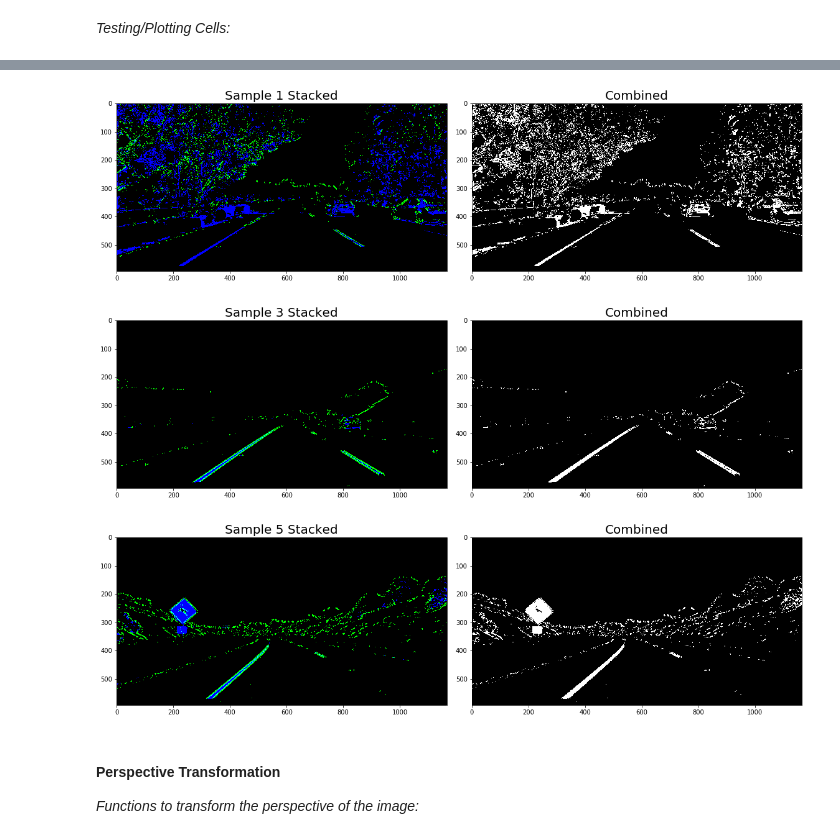
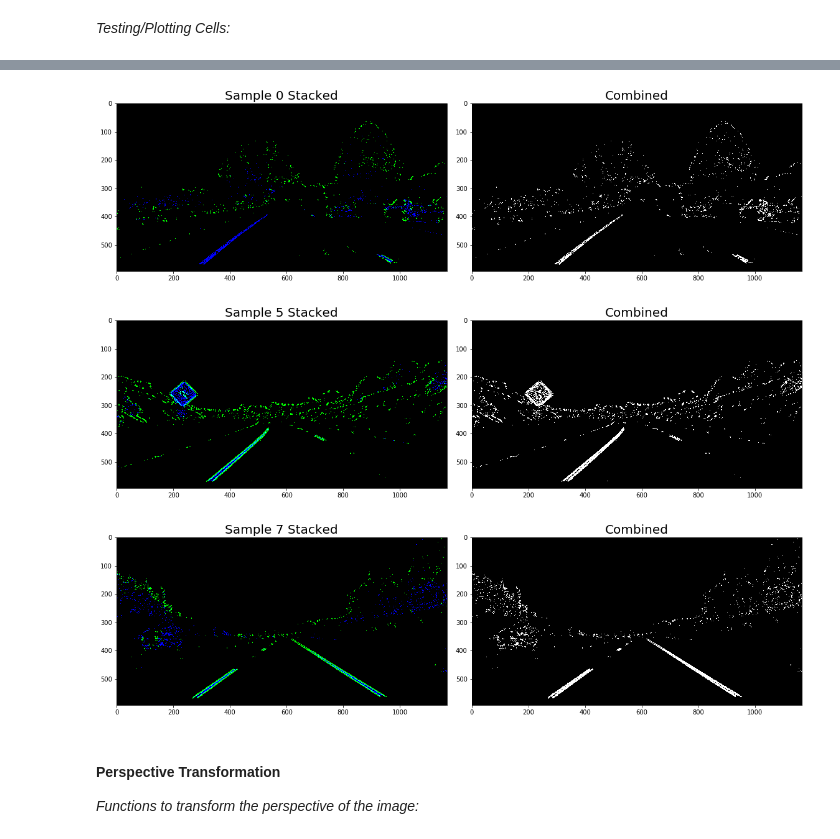
Before and after one commit to Merberg/CarND-Advanced-Lane-Lines, a Jupyter notebook: AdvancedLaneFinding.ipynb, the cells around one changed output, grey strips where cells are left out. Drawn from its saved outputs; the diff is of its cells as text; code cells hidden in the pictures.

```diff
--- a/AdvancedLaneFinding.ipynb
+++ b/AdvancedLaneFinding.ipynb
@@ -234,22 +234,10 @@ def applyAllThresholds(img):
     dirB = applyThresholdSobelDir(img, SobelKSize, SobelThreshDir)
     satB = applyThresholdSaturation(img, SaturationThresh)
     return gradx, grady, magB, dirB, satB
-
-def combineThresholds(img):
-    # Combine thresholds for pipeline use
-    magB = applyThresholdSobelMag(img, SobelKSize, SobelThresh)
-    dirB = applyThresholdSobelDir(img, SobelKSize, SobelThreshDir)
-    magDirB = np.zeros_like(dirB)
-    magDirB[((magB == 1) & (dirB == 1))] = 1
-
-    satB = applyThresholdSaturation(img, SaturationThresh)
-    combined = np.zeros_like(satB)
-    combined[(satB == 1) | (magDirB == 1)] = 1
-    return magDirB, satB, combined
 # %% [markdown]
 _Testing/Plotting Cells:_
 # %%
-samples = random.sample(range(0,len(testUndistorteds)), 2)
+samples = [0, 5]
 grayMaps = ['gray','gray','gray','gray']
 
 for idx, img in enumerate(testUndistorteds):
@@ -257,7 +245,7 @@ for idx, img in enumerate(testUndistorteds):
     gradx, grady, magB, dirB, satB = applyAllThresholds(img)
 
     if idx in samples:
-        plotMany(2, 2, [gradx,grady,magB,dirB],
-                ["Sample {}, X".format(idx),'Y','Mag','Dir'],
+        plotMany(2, 2, [gradx,magB,dirB,satB],
+                ["Sample {}, X".format(idx),'Mag','Dir','S'],
                  grayMaps)
 # %% [output]
@@ -266,19 +256,34 @@ for idx, img in enumerate(testUndistorteds):
+# %%
+def combineThresholds(img):
+    # Combine thresholds for pipeline use
+    gradx = applyThresholdSobelAbs(img, 'x', SobelKSize, SobelThresh)
+    dirB = applyThresholdSobelDir(img, SobelKSize, SobelThreshDir)
+    satB = applyThresholdSaturation(img, SaturationThresh)
+
+    combine1 = np.zeros_like(dirB)
+    combine1[((gradx == 1) & (dirB == 1))] = 1
+    combine2 = np.zeros_like(dirB)
+    combine2[((satB == 1) & (dirB == 1))] = 1
+
+    combined = np.zeros_like(satB)
+    combined[(combine1 == 1) | (combine2 == 1)] = 1
+    return combine1, combine2, combined
 # %%
+samples = [0, 5, 7]
 testCombined = []
-samples = random.sample(range(0,len(testUndistorteds)), 3)
 
 for idx, img in enumerate(testUndistorteds):
     # Create the combined threshold
-    magDirB, satB, combined = combineThresholds(img)
+    combine1, combine2, combined = combineThresholds(img)
     testCombined.append(combined)
 
     if idx in samples:
-        plotStacked(magDirB, satB, combined,
+        plotStacked(combine1, combine2, combined,
                     "Sample {} Stacked".format(idx), "Combined")
 # %% [output]
-[figure, old version]
+[figure, new version]
-[figure, old version]
+[figure, new version]
-[figure, old version]
+[figure, new version]
 # %% [markdown]
 #### Perspective Transformation ####
 _Functions to transform the perspective of the image:_
```
Also changed, not shown: parts of 11 cells of this notebook.
